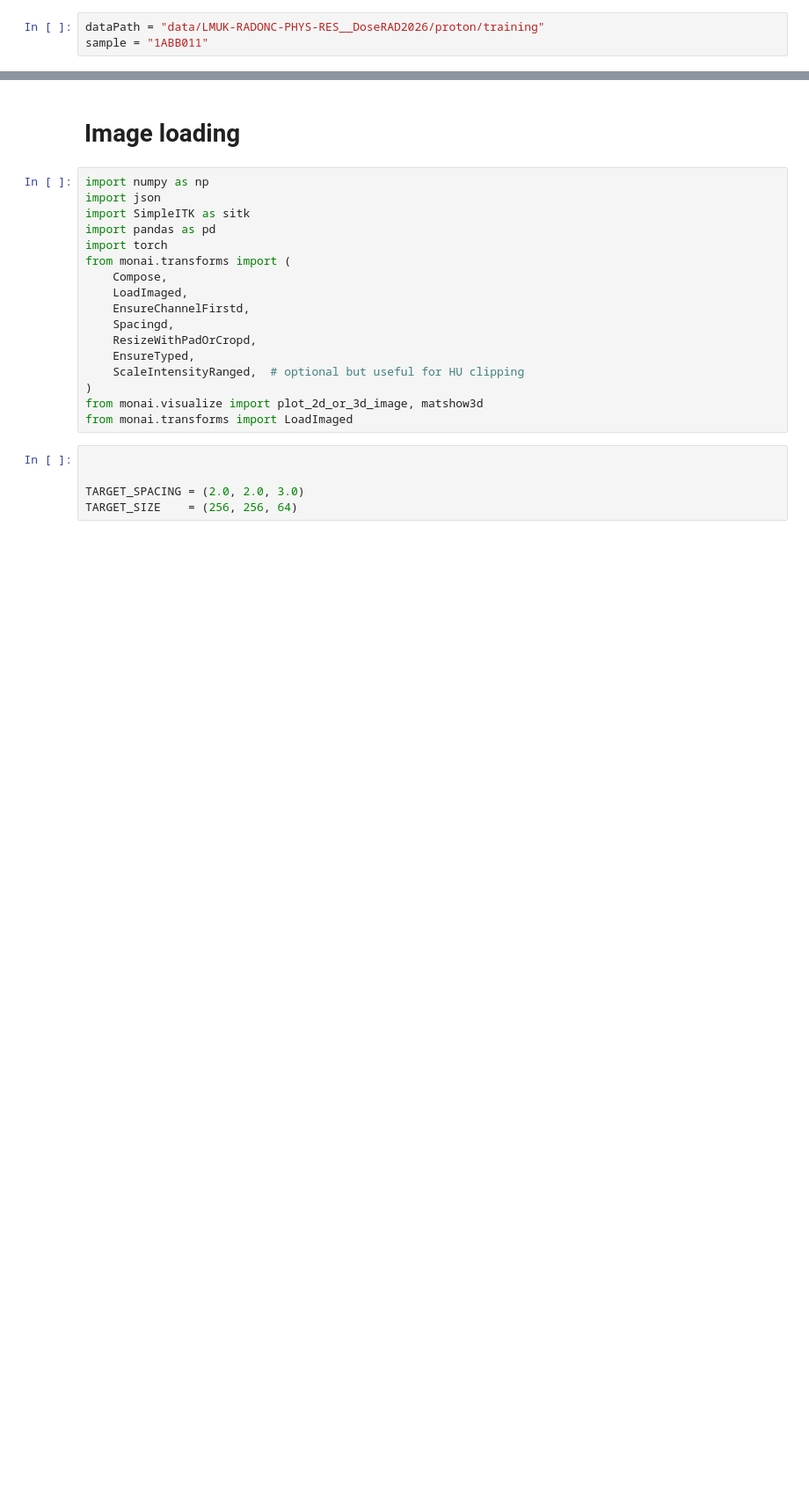
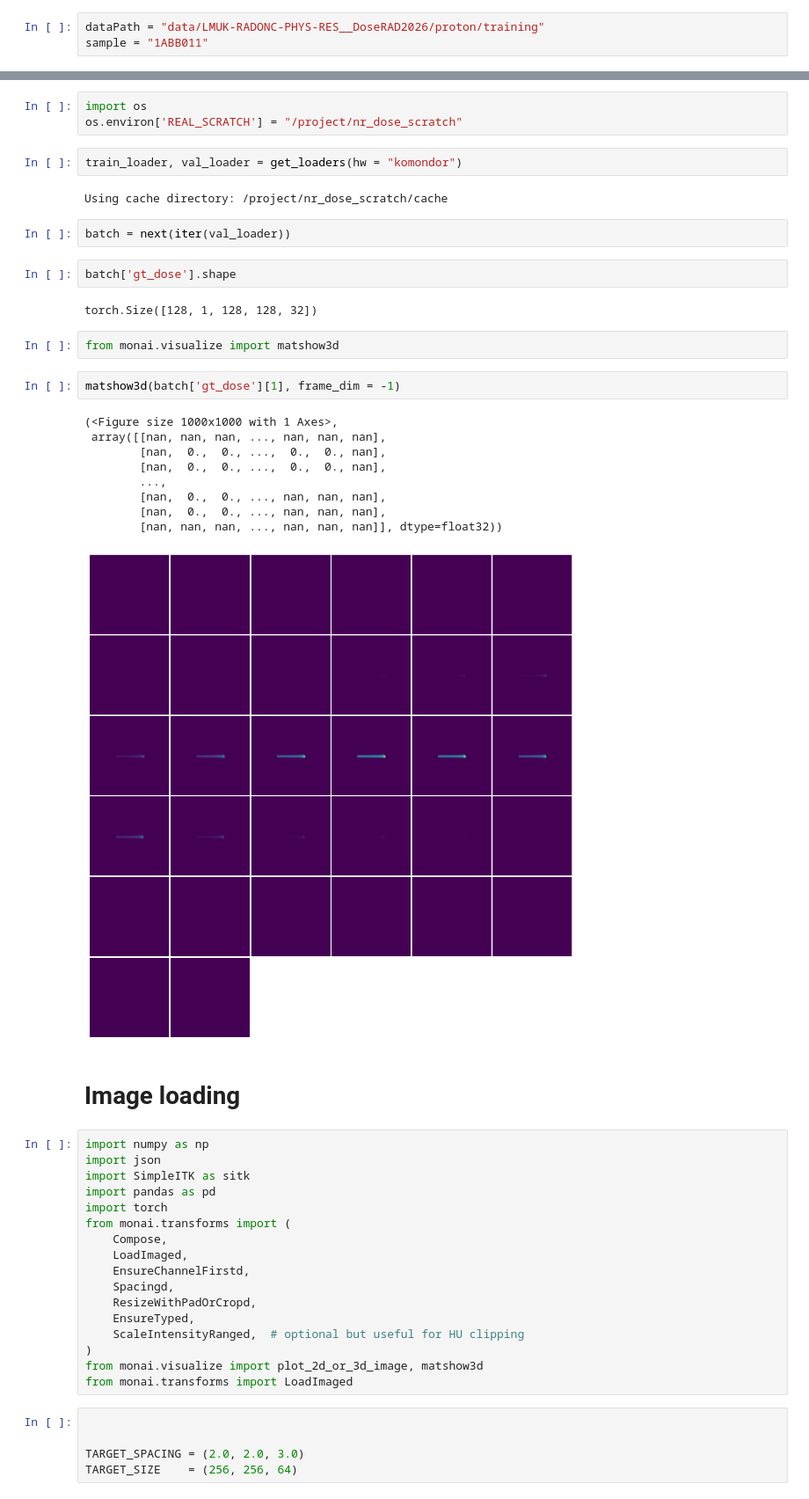
Before and after one commit to Dudgit/nr_dose, a Jupyter notebook: notebooks/komondor.ipynb, the cells around one changed output, grey strips where cells are left out. Shown at 88% size. Drawn from its saved outputs; the diff is of its cells as text; blank space fills up the shorter version.

```diff
--- a/notebooks/komondor.ipynb
+++ b/notebooks/komondor.ipynb
@@ -4,3 +12,30 @@ sample = "1ABB011"
+# %%
+import os
+os.environ['REAL_SCRATCH'] = "/project/nr_dose_scratch"
+# %%
+train_loader, val_loader = get_loaders(hw = "komondor")
+# %% [output]
+Using cache directory: /project/nr_dose_scratch/cache
+# %%
+batch = next(iter(val_loader))
+# %%
+batch['gt_dose'].shape
+# %% [output]
+torch.Size([128, 1, 128, 128, 32])
+# %%
+from monai.visualize import matshow3d
+# %%
+matshow3d(batch['gt_dose'][1], frame_dim = -1)
+# %% [output]
+(<Figure size 1000x1000 with 1 Axes>,
+ array([[nan, nan, nan, ..., nan, nan, nan],
+        [nan,  0.,  0., ...,  0.,  0., nan],
+        [nan,  0.,  0., ...,  0.,  0., nan],
+        ...,
+        [nan,  0.,  0., ..., nan, nan, nan],
+        [nan,  0.,  0., ..., nan, nan, nan],
+        [nan, nan, nan, ..., nan, nan, nan]], dtype=float32))
+[figure, added]
 # %% [markdown]
 # Image loading
 # %%
```
Also changed, not shown: parts of 3 cells of this notebook, 3 other files.
